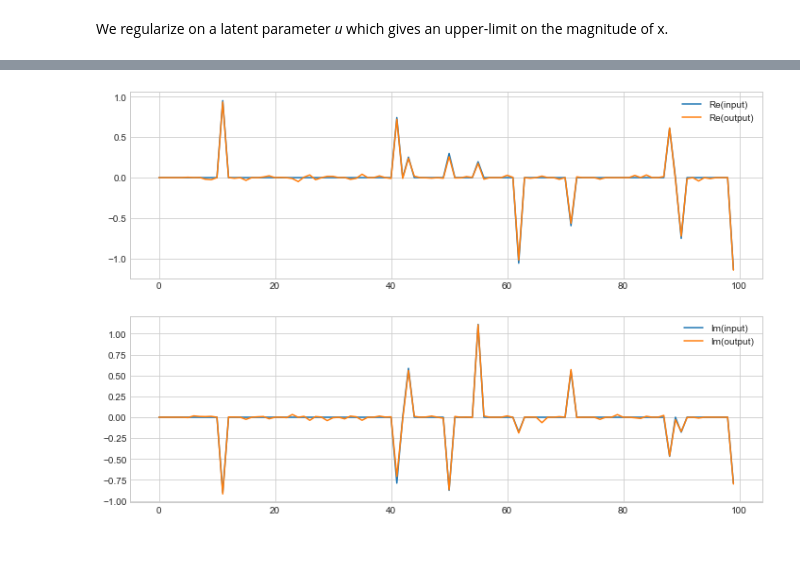
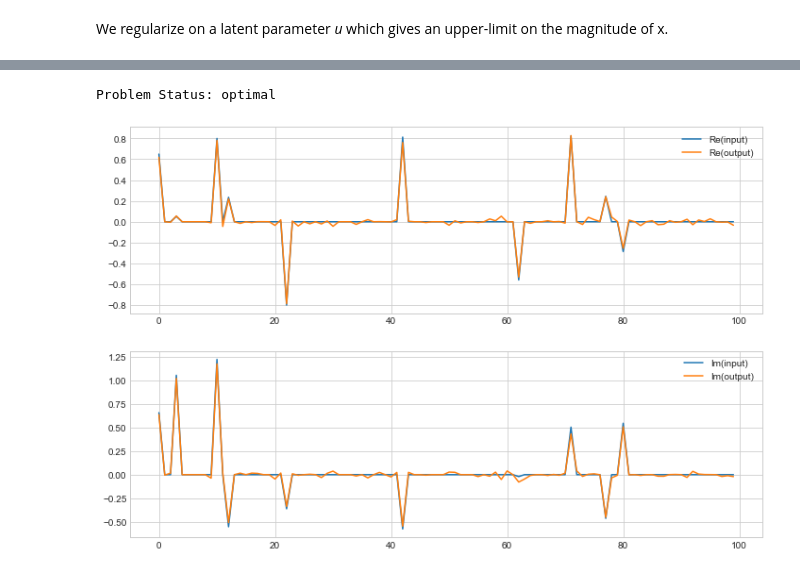
Before and after one commit to jakevdp/regper, a Jupyter notebook: CVXPY-L1.ipynb, the cells around one changed output, grey strips where cells are left out. Saved outputs shown, nothing was run; the diff lists cells and outputs as text; code cells hidden in the pictures.

```diff
--- a/CVXPY-L1.ipynb
+++ b/CVXPY-L1.ipynb
@@ -11,6 +11,6 @@ from cvxpy import *
 import numpy as np
 # %%
-def make_data(N=100, M=100, K=10, sigma=0.5, rseed=543534, cplx=False):
+def make_data(N=100, M=100, K=10, sigma=0.5, rseed=543, cplx=False):
     rand = np.random.RandomState(rseed)
     A = rand.rand(N, M)
     x = np.zeros(M)
@@ -63,20 +81,15 @@ plt.legend();
 # %% [markdown]
 ## Least Squares with L1 Regularization
 # %%
-# Problem data. Note higher noise level
-A, x_true, y = make_data(N=100, M=100, K=10, sigma=0.2)
+def L1_least_squares(A, y, gamma):
+    # Construct the problem.
+    x = cvx.Variable(A.shape[1])
+    error = cvx.sum_squares(A*x - y)
+    gamma = cvx.Parameter(value=gamma, sign="positive")
+    objective = cvx.Minimize(error + gamma*cvx.norm(x, 1))
+    prob = cvx.Problem(objective)
 
-# gamma must be positive due to DCP rules.
-gamma = Parameter(sign="positive")
+    prob.solve()
+    print("Problem Status: {0}".format(prob.status))
 
-# Construct the problem.
-x = Variable(A.shape[1])
-error = sum_squares(A*x - y)
-objective = Minimize(error + gamma*norm(x, 1))
-prob = Problem(objective)
-
-gamma.value = 1.0
-prob.solve()
-print("Problem Status: {0}".format(prob.status))
-
-x_solution = x.value
+    return np.asarray(x.value).ravel()
@@ -128,16 +163,17 @@ Problem Status: optimal
 # %%
+# Create complex data
+A, x_true, y = make_data(N=100, M=100, K=10, sigma=0.2, cplx=True)
+x_out = L1_least_squares_complex(A, y, gamma=1.0)
+
 fig, ax = plt.subplots(2, figsize=(12, 8))
-
 ax[0].plot(x_true.real, label='Re(input)')
-ax[0].plot(x_solution.real, label='Re(output)')
-#ax[0].plot(u_solution, label='u value')
+ax[0].plot(x_out.real, label='Re(output)')
 ax[0].legend()
-
 ax[1].plot(x_true.imag, label='Im(input)')
-ax[1].plot(x_solution.imag, label='Im(output)')
-#ax[1].plot(u_solution, label='u value')
+ax[1].plot(x_out.imag, label='Im(output)')
 ax[1].legend()
 
 plt.legend();
 # %% [output]
+Problem Status: optimal
-[figure, old version]
+[figure, new version]
```
Also changed, not shown: parts of 9 cells of this notebook.
